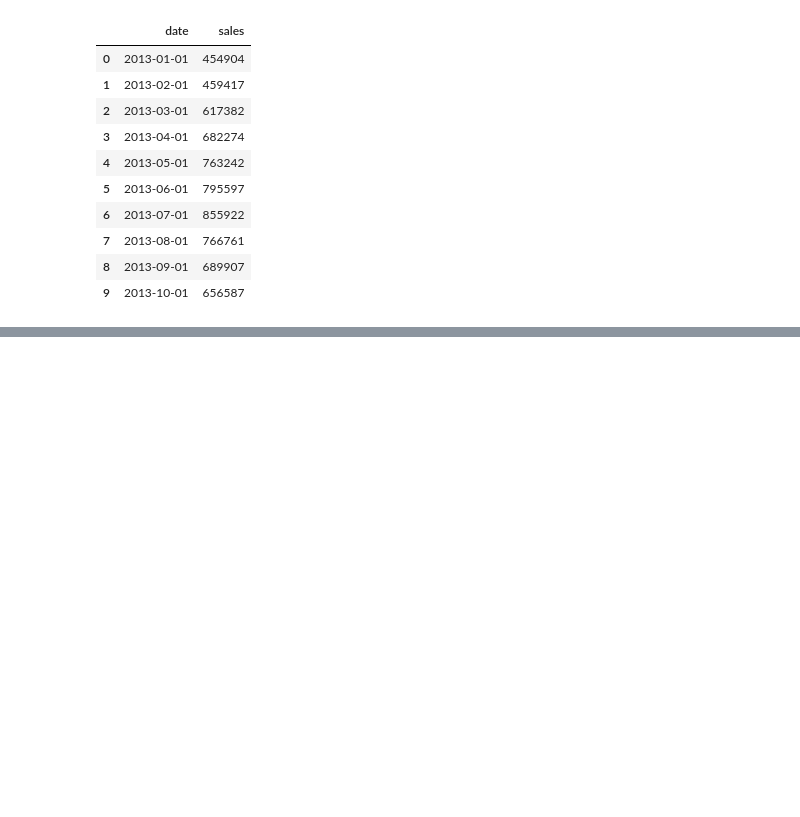
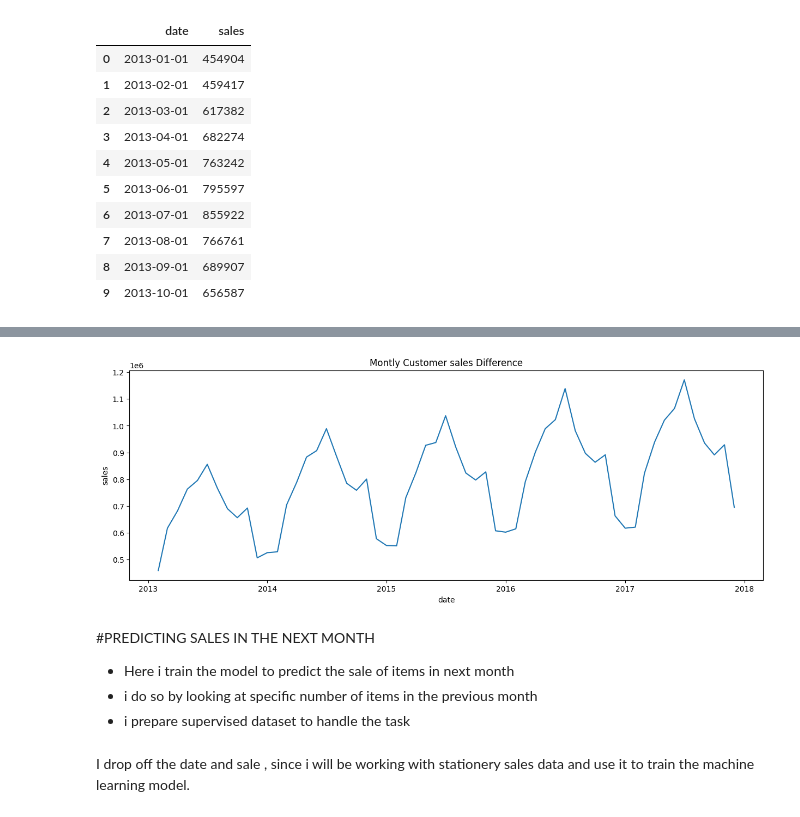
Before and after one commit to wandieinnocents/Sales_analysis_linearRegression-XGboost-Randomforest, a Jupyter notebook: sales_analysis_linearRegression.ipynb, the cells around one changed output, grey strips where cells are left out. Cells and saved outputs as stored; diff of their text form; code cells hidden in the pictures; blank space fills up the shorter version.

```diff
--- a/sales_analysis_linearRegression.ipynb
+++ b/sales_analysis_linearRegression.ipynb
@@ -136,0 +152,4 @@ monthly_sales.head(10)
+# %%
+monthly_sales['sales_diff'] = monthly_sales['sales'].diff()
+monthly_sales = monthly_sales.dropna()
+monthly_sales.head(10)
@@ -136,0 +168,17 @@ monthly_sales.head(10)
+# %%
+plt.figure(figsize=(15,5))
+# (y,x)
+plt.plot(monthly_sales['date'], monthly_sales['sales'])
+plt.xlabel('date')
+plt.ylabel('sales')
+plt.title("Montly Customer sales Difference")
+plt.show()
+# %% [output]
+[figure, added]
+# %% [markdown]
+#PREDICTING SALES IN THE NEXT MONTH
+- Here i  train the model to predict the sale of items in next month
+- i do so by looking at specific number of items in the previous month
+- i prepare supervised dataset to handle the task
+# %% [markdown]
+I drop off the date and sale  , since i will be working with stationery sales data and use it to train the machine learning model.
```
Also changed, not shown: parts of 16 cells of this notebook.
